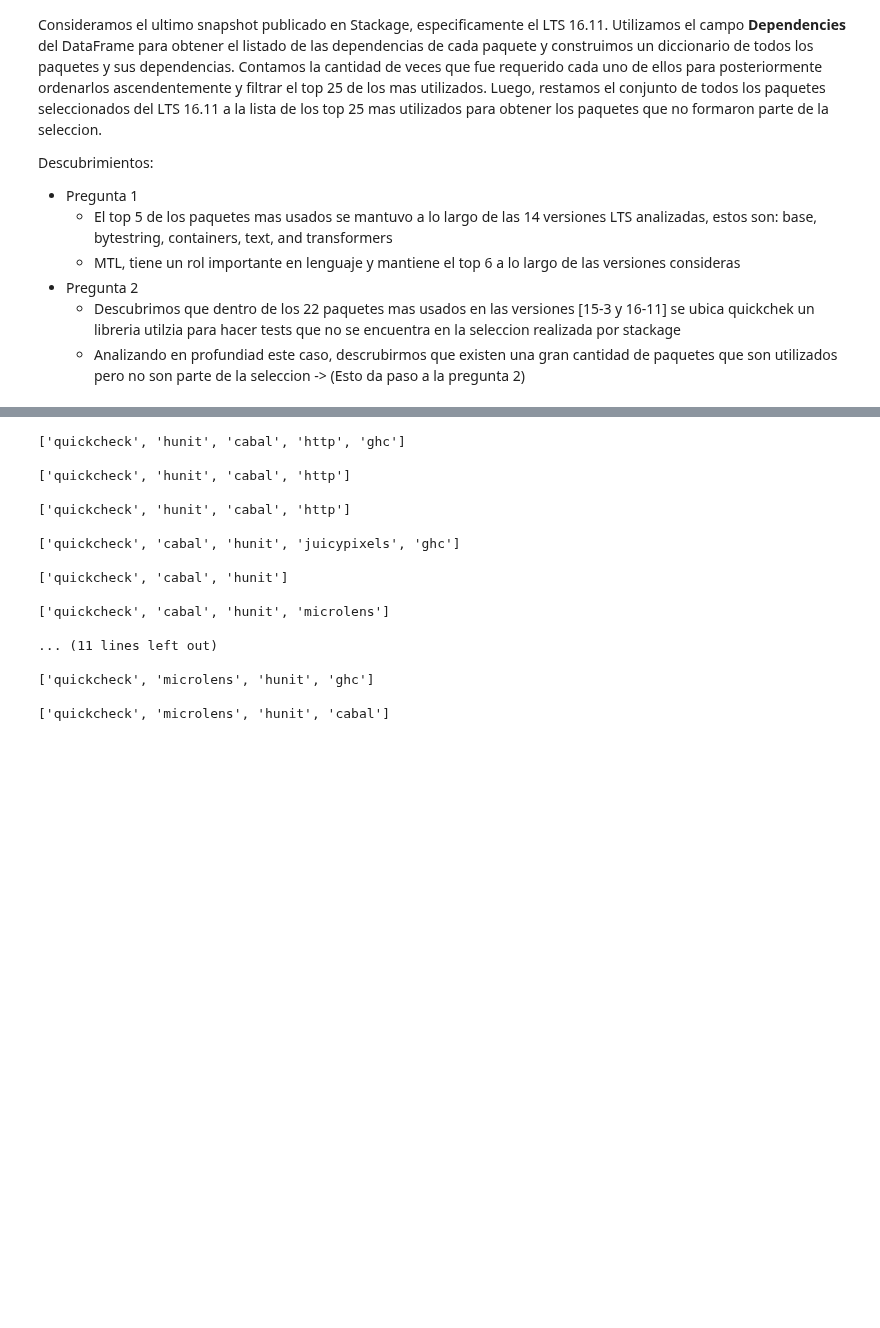
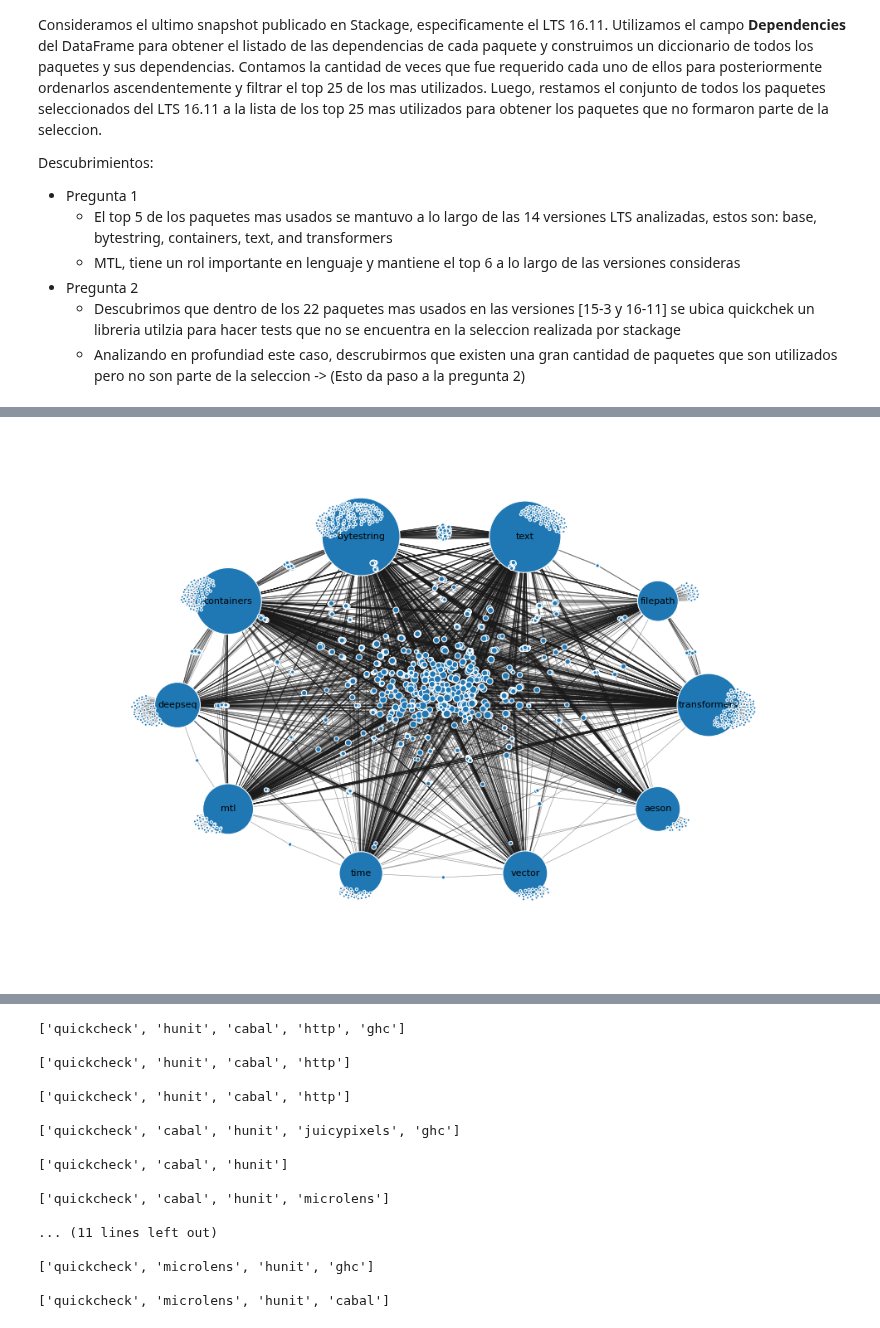
Before and after one commit to pragmaticslaboratory/stackage-evolution, a Jupyter notebook: notebooks/answers.ipynb, the cells around one changed output, grey strips where cells are left out. Drawn from its saved outputs; the diff is of its cells as text; code cells hidden in the pictures; blank space fills up the shorter version.

```diff
--- a/notebooks/answers.ipynb
+++ b/notebooks/answers.ipynb
@@ -469,0 +704,40 @@ for idx, lts in enumerate(lts_list):
+# %%
+def get_coordinates_in_circle(n):
+    thetas = [2*np.pi*(float(i)/n) for i in range(n)]
+    returnlist = [(np.cos(theta),np.sin(theta)) for theta in thetas]
+    return returnlist
+
+G = nx.from_pandas_edgelist(df_lts1, 'deps', 'package')
+
+degrees = dict(nx.degree(G))
+nx.set_node_attributes(G, name='degree', values=degrees)
+
+number_to_adjust_by = 8
+adjusted_node_size = dict([(node, degree*number_to_adjust_by) for node, degree in nx.degree(G)])
+nx.set_node_attributes(G, name='adjusted_node_size', values=adjusted_node_size)
+size_by_this_attribute = 'adjusted_node_size'
+
+labeldict = {}
+posdict = {}
+for node in G.nodes():
+    if node in top_pkg:
+        labeldict[node] = node
+
+circular_positions = get_coordinates_in_circle(len(top_pkg))
+fixed_nodes = [n for n in G.nodes() if n in top_pkg]
+
+pos = {}
+for i,p in enumerate(fixed_nodes):
+    pos[p] = circular_positions[i]
+
+pos = nx.spring_layout(G,pos=pos, fixed=fixed_nodes,scale=5)
+# %%
+plt.figure(figsize=(12,8))
+color = (0.1, 0.1, 0.1, 0.5)
+nx.draw(G,pos=pos,label=True, labels=labeldict,node_size=list(adjusted_node_size.values()),
+               edgecolors='white',width=0.5,edge_color=color,font_size=10)
+
+plt.savefig("../graphs/rq1.pdf", format='pdf', bbox_inches='tight')
+plt.show()
+# %% [output]
+[figure, added]
```
Also changed, not shown: parts of 34 cells of this notebook, 25 other files.
